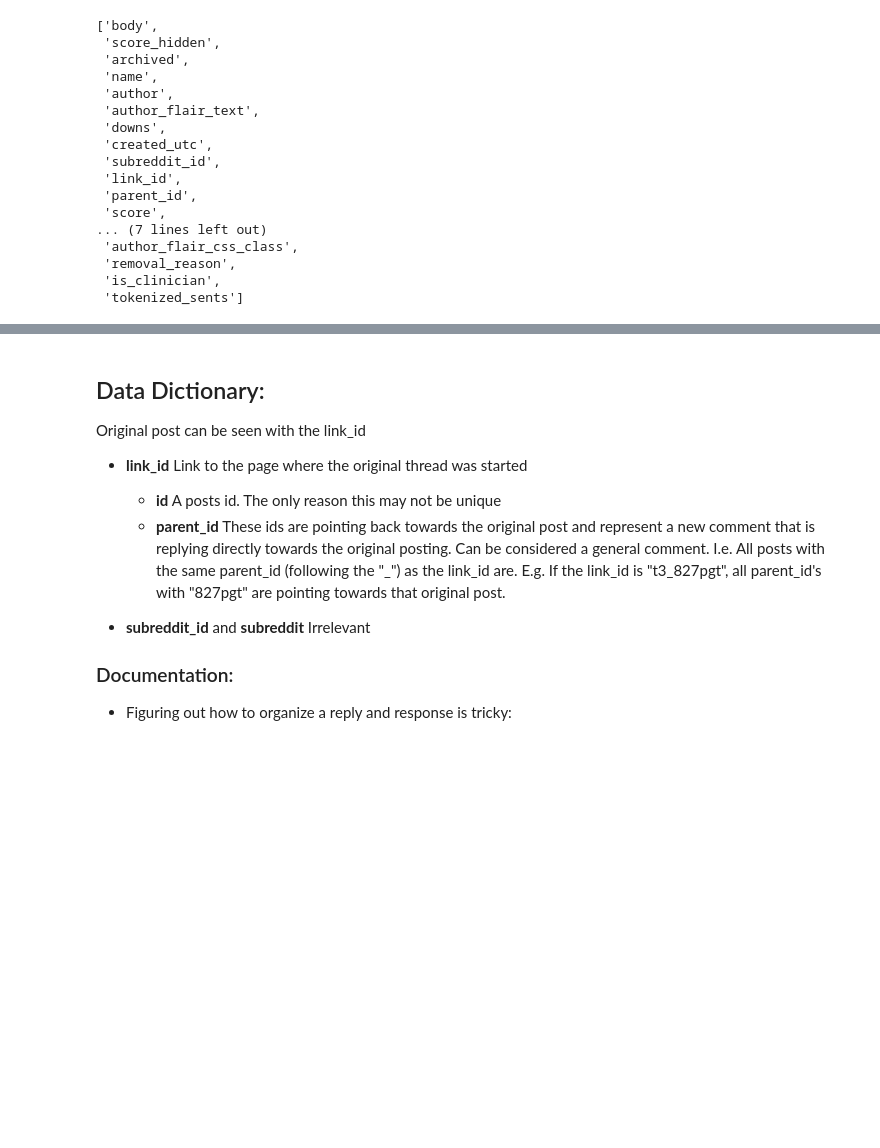
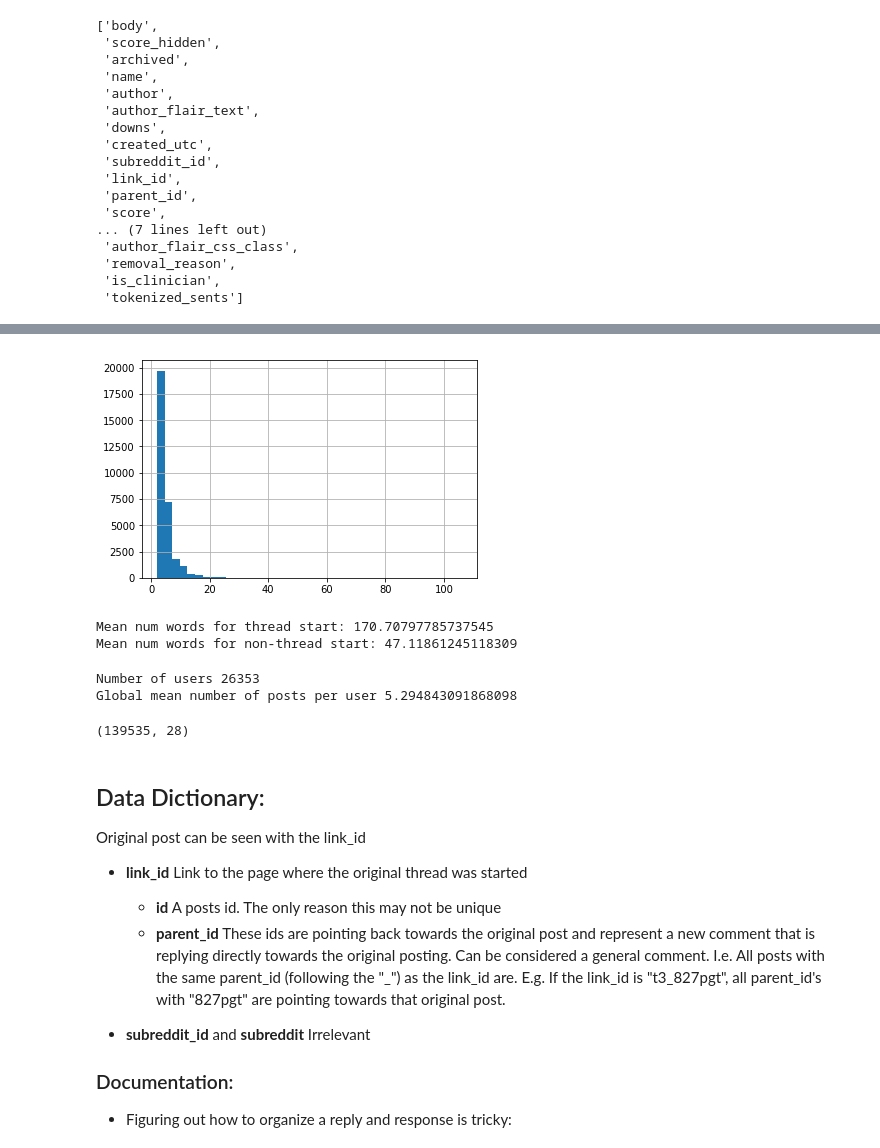
Before and after one commit to aus10powell/Automated-Health-Responses, a Jupyter notebook: notebooks/2_exploration.ipynb, the cells around one changed output, grey strips where cells are left out. Drawn from its saved outputs; the diff is of its cells as text; code cells hidden in the pictures; blank space fills up the shorter version.

```diff
--- a/notebooks/2_exploration.ipynb
+++ b/notebooks/2_exploration.ipynb
@@ -27,6 +27,11 @@ pd.options.display.max_colwidth = 200 # more of the text displayed at once
 # Custom
 from processing import tag_utterances
 from processing import load_sem_types
+from processing import DataPipeline
+
+# Set path for importing data
+data_instance = DataPipeline(comments_path = '../data/reddit_comments_askDocs_2014_to_2018_03.gz',
+                            posts_path = '../data/original_posts_under_askDocs_subreddit_id.gz')
 
 ## NLP
 import spacy
@@ -63,0 +71,10 @@ Shape (557648, 21)
+# %%
+df = data_instance.load_full_thread()
+import numpy as np
+print('Turns in conversation for combined posts')
+v = df['link_id_short'].value_counts().values
+print('mean:', np.mean(v))
+print('median:', np.median(v) )
+print('min:',min(v))
+print('max:',max(v))
+print('Count of where turns equals 2:',sum(v==2))
@@ -64,3 +92,28 @@ Shape (557648, 21)
+# %%
+# distribution of turns
+import matplotlib.pyplot as plt
+%matplotlib inline
+df['link_id_short'].value_counts().hist(bins=40);
+# %% [output]
+[figure, added]
+# %%
+thread_start_count = df[df['is_thread_start']==1]['body'].apply(lambda r: len(str(r).split()))
+print('Mean num words for thread start:',np.mean(thread_start_count))
+nonthread_start_count = df[df['is_thread_start']==0]['body'].apply(lambda r: len(str(r).split()))
+print('Mean num words for non-thread start:',np.mean(nonthread_start_count))
+# %% [output]
+Mean num words for thread start: 170.70797785737545
+Mean num words for non-thread start: 47.11861245118309
+# %%
+print('Number of users',len(set(df['author'])))
+print('Global mean number of posts per user',len(df)/len(set(df['author'])))
+# %% [output]
+Number of users 26353
+Global mean number of posts per user 5.294843091868098
+# %%
+df.shape
+# %% [output]
+(139535, 28)
 # %% [markdown]
 ## Data Dictionary:
 Original post can be seen with the link_id
```
Also changed, not shown: parts of 2 cells of this notebook, 3 other files.
